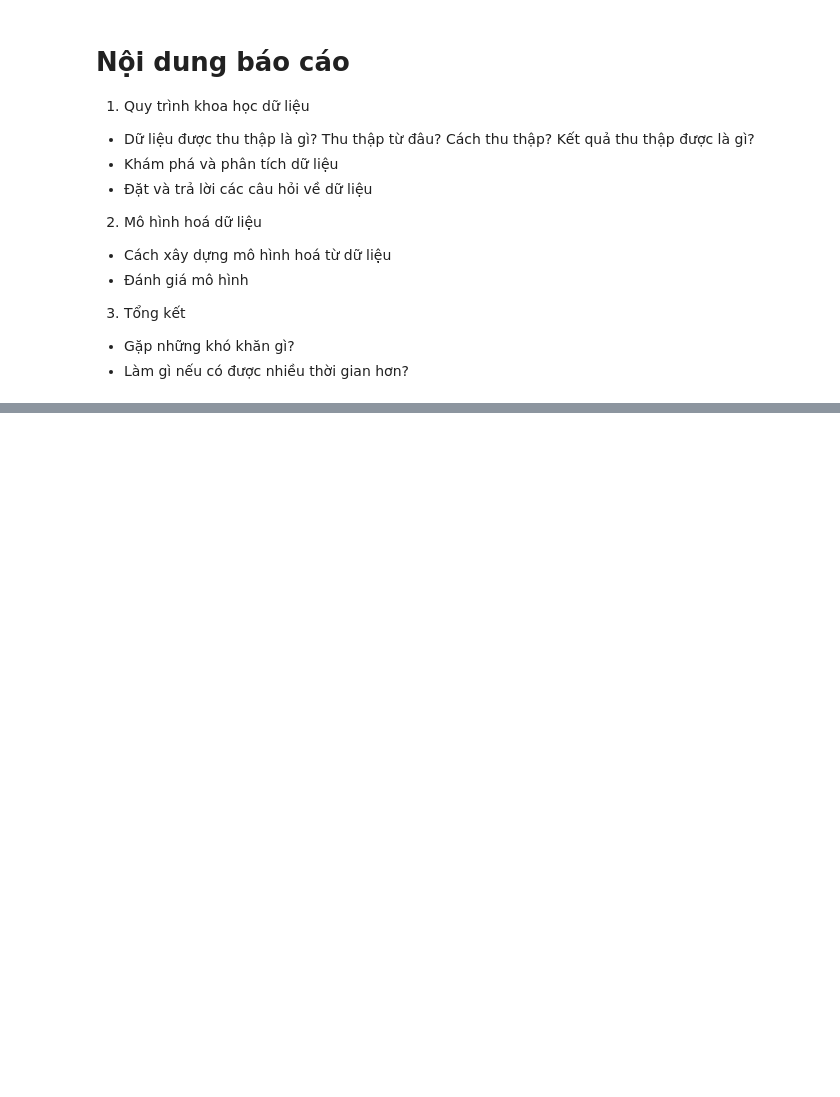
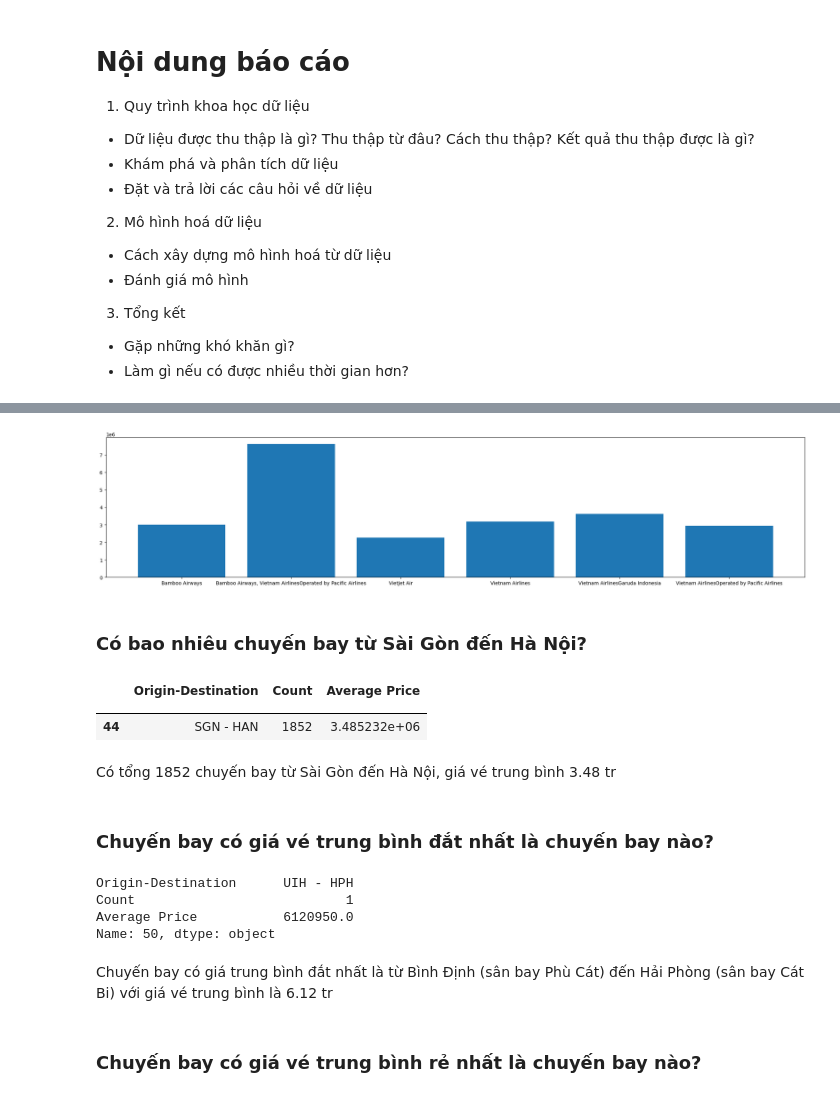
Before and after one commit to PhiHung160420/airline_data_analysis, a Jupyter notebook: report.ipynb, the cells around one changed output, grey strips where cells are left out. Drawn from its saved outputs; the diff is of its cells as text; code cells hidden in the pictures; blank space fills up the shorter version.

```diff
--- a/report.ipynb
+++ b/report.ipynb
@@ -38,0 +90,4 @@
+# %%
+X_agg = df.groupby('Airline(s)', as_index=False).agg({'Price (VND)':['count', 'sum']})
+X_agg['Average Price'] = X_agg['Price (VND)']['sum']/X_agg['Price (VND)']['count']
+X_agg
@@ -38,0 +103,9 @@
+# %%
+fig = plt.figure(figsize=(20, 4))
+ax = fig.add_axes([0,0,1,1])
+ax.bar(X_agg['Airline(s)'],X_agg['Average Price'])
+plt.show()
+# %% [output]
+[figure, added]
+# %% [markdown]
+### Có bao nhiêu chuyến bay từ Sài Gòn đến Hà Nội?
@@ -38,0 +118,21 @@
+# %%
+agg_source_dest.loc[agg_source_dest['Origin-Destination'] == 'SGN - HAN']
+# %% [output]
+|  | Origin-Destination | Count | Average Price |
+|  |  |  |  |
+| 44 | SGN - HAN | 1852 | 3.485232e+06 |
+# %% [markdown]
+ Có tổng 1852 chuyến bay từ Sài Gòn đến Hà Nội, giá vé trung bình 3.48 tr
+# %% [markdown]
+### Chuyến bay có giá vé trung bình đắt nhất là chuyến bay nào?
+# %%
+agg_source_dest.loc[agg_source_dest['Average Price'].idxmax()]
+# %% [output]
+Origin-Destination      UIH - HPH
+Count                           1
+Average Price           6120950.0
+Name: 50, dtype: object
+# %% [markdown]
+Chuyến bay có giá trung bình đắt nhất là từ Bình Định (sân bay Phù Cát) đến Hải Phòng (sân bay Cát Bi) với giá vé trung bình là 6.12 tr
+# %% [markdown]
+### Chuyến bay có giá vé trung bình rẻ nhất là chuyến bay nào?
```
Also changed, not shown: parts of 15 cells of this notebook.
